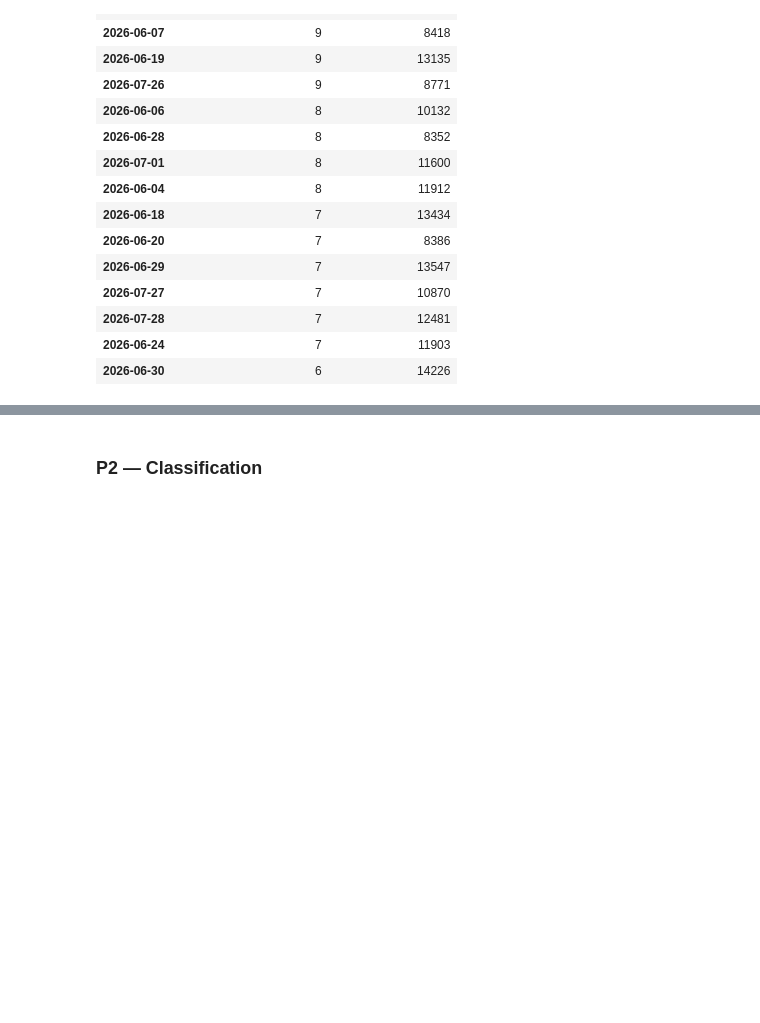
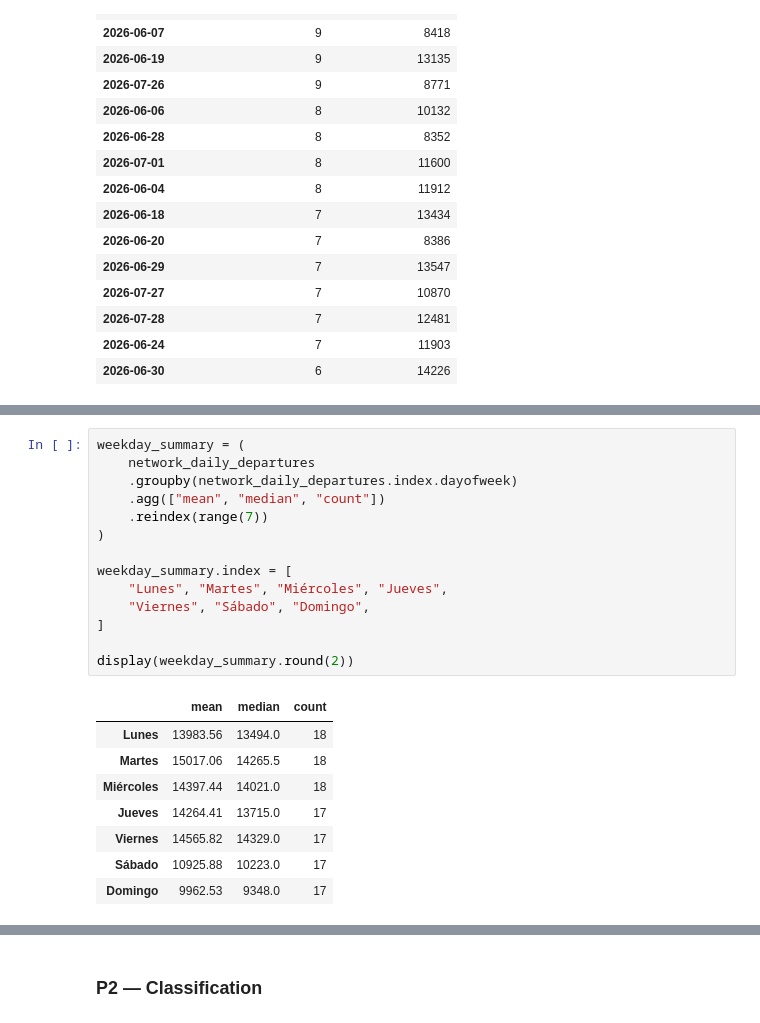
Before and after one commit to ChadayL/TC5061-Proyecto-Equipo40, a Jupyter notebook: notebooks/01_data_understanding/1.2-co-target-analysis.ipynb, the cells around one changed output, grey strips where cells are left out. Cells and saved outputs as stored; diff of their text form; blank space fills up the shorter version.

```diff
--- a/notebooks/01_data_understanding/1.2-co-target-analysis.ipynb
+++ b/notebooks/01_data_understanding/1.2-co-target-analysis.ipynb
@@ -469,0 +534,23 @@ display(
+# %%
+weekday_summary = (
+    network_daily_departures
+    .groupby(network_daily_departures.index.dayofweek)
+    .agg(["mean", "median", "count"])
+    .reindex(range(7))
+)
+
+weekday_summary.index = [
+    "Lunes", "Martes", "Miércoles", "Jueves",
+    "Viernes", "Sábado", "Domingo",
+]
+
+display(weekday_summary.round(2))
+# %% [output]
+|  | mean | median | count |
+| Lunes | 13983.56 | 13494.0 | 18 |
+| Martes | 15017.06 | 14265.5 | 18 |
+| Miércoles | 14397.44 | 14021.0 | 18 |
+| Jueves | 14264.41 | 13715.0 | 17 |
+| Viernes | 14565.82 | 14329.0 | 17 |
+| Sábado | 10925.88 | 10223.0 | 17 |
+| Domingo | 9962.53 | 9348.0 | 17 |
```
Also changed, not shown: parts of 10 cells of this notebook, 11 other files.
